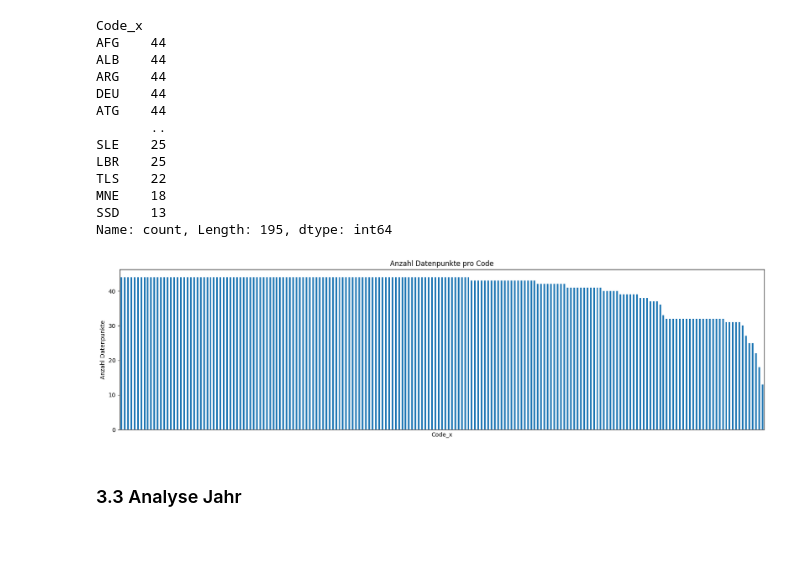
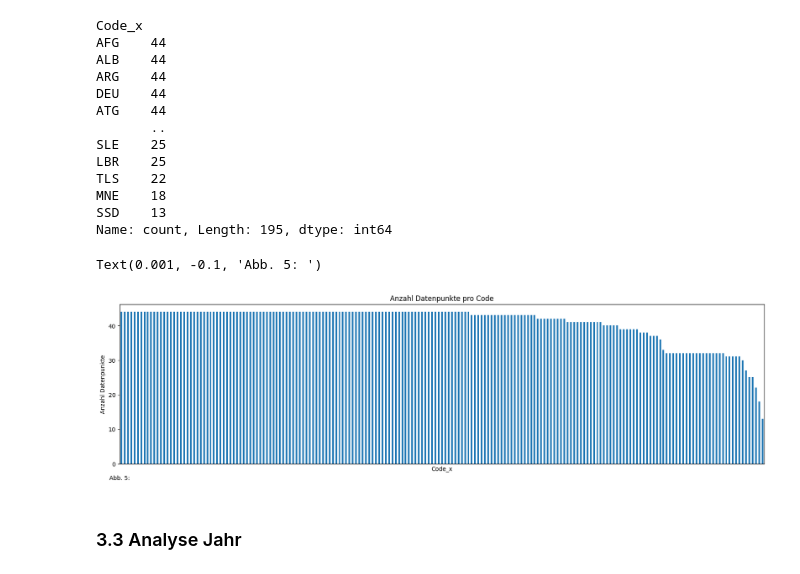
Before and after one commit to gandlea/LN-2-HS2025, a Jupyter notebook: Leistungsnachweis.ipynb, the cells around one changed output. Cells and saved outputs as stored; diff of their text form; code cells hidden in the pictures; blank space fills up the shorter version.

```diff
--- a/Leistungsnachweis.ipynb
+++ b/Leistungsnachweis.ipynb
@@ -461,8 +472,10 @@ SSD    13
 Name: count, Length: 195, dtype: int64
 # %%
 rename_df['Code_x'].value_counts().plot(kind='bar',xticks=[], ylabel='Anzahl Datenpunkte', title='Anzahl Datenpunkte pro Code', figsize=(20,5));
+plt.text(0.001, -0.1, "Abb. 5: ", ha='center', transform=plt.gca().transAxes)
 # %% [output]
+Text(0.001, -0.1, 'Abb. 5: ')
-[figure, old version]
+[figure, new version]
 # %% [markdown]
 ### 3.3 Analyse Jahr
 # %%
```
Also changed, not shown: parts of 14 cells of this notebook.
